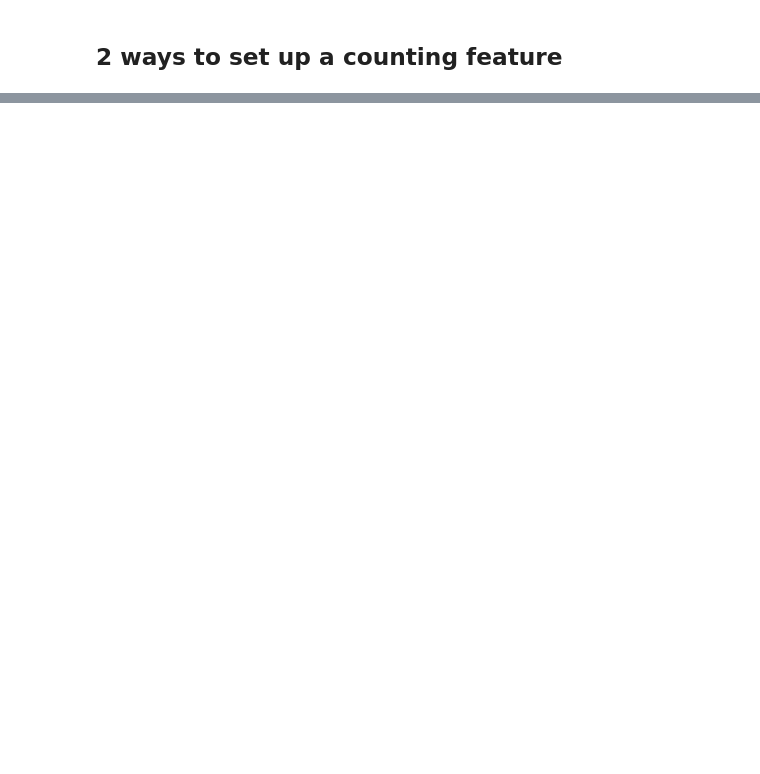
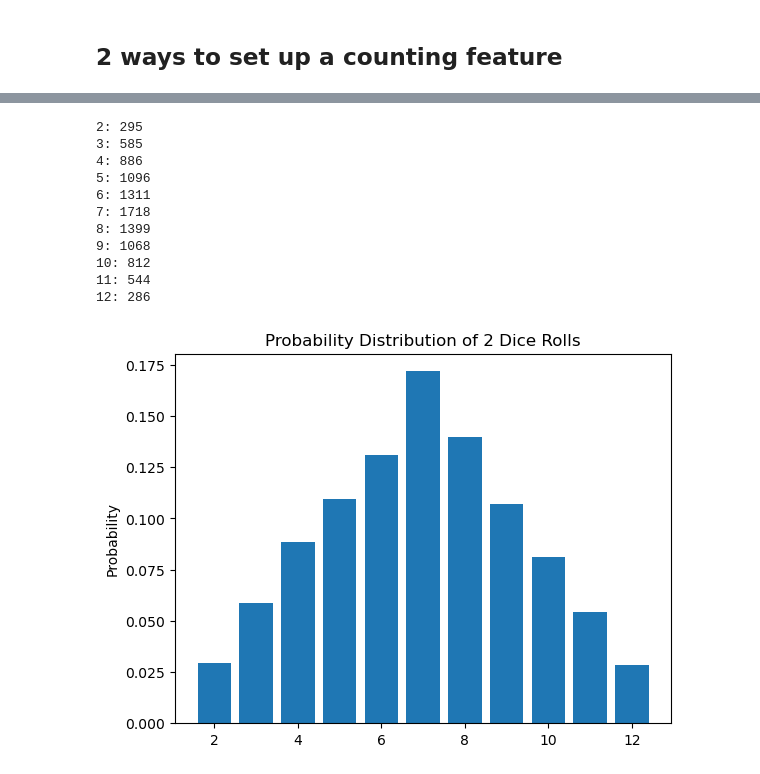
Before and after one commit to cleburn/python-math-exercises, a Jupyter notebook: day3_probabilities.ipynb, the cells around one changed output, grey strips where cells are left out. Cells and saved outputs as stored; diff of their text form; code cells hidden in the pictures; blank space fills up the shorter version.

```diff
--- a/day3_probabilities.ipynb
+++ b/day3_probabilities.ipynb
@@ -55,0 +216,25 @@ Counter({3: 95, 6: 93, 4: 87, 1: 86, 5: 71, 2: 68})
+# %%
+plot_counts = multi_die(2, 10000)
+keys = sorted(plot_counts.keys())
+values = [plot_counts[k] for k in keys]
+
+total = sum(values)
+probabilities = [v/total for v in values]
+plt.bar(keys, probabilities)
+plt.ylabel("Probability")
+plt.title("Probability Distribution of 2 Dice Rolls")
+
+plt.show()
+# %% [output]
+2: 295
+3: 585
+4: 886
+5: 1096
+6: 1311
+7: 1718
+8: 1399
+9: 1068
+10: 812
+11: 544
+12: 286
+[figure, added]
```
Also changed, not shown: parts of 23 cells of this notebook.
